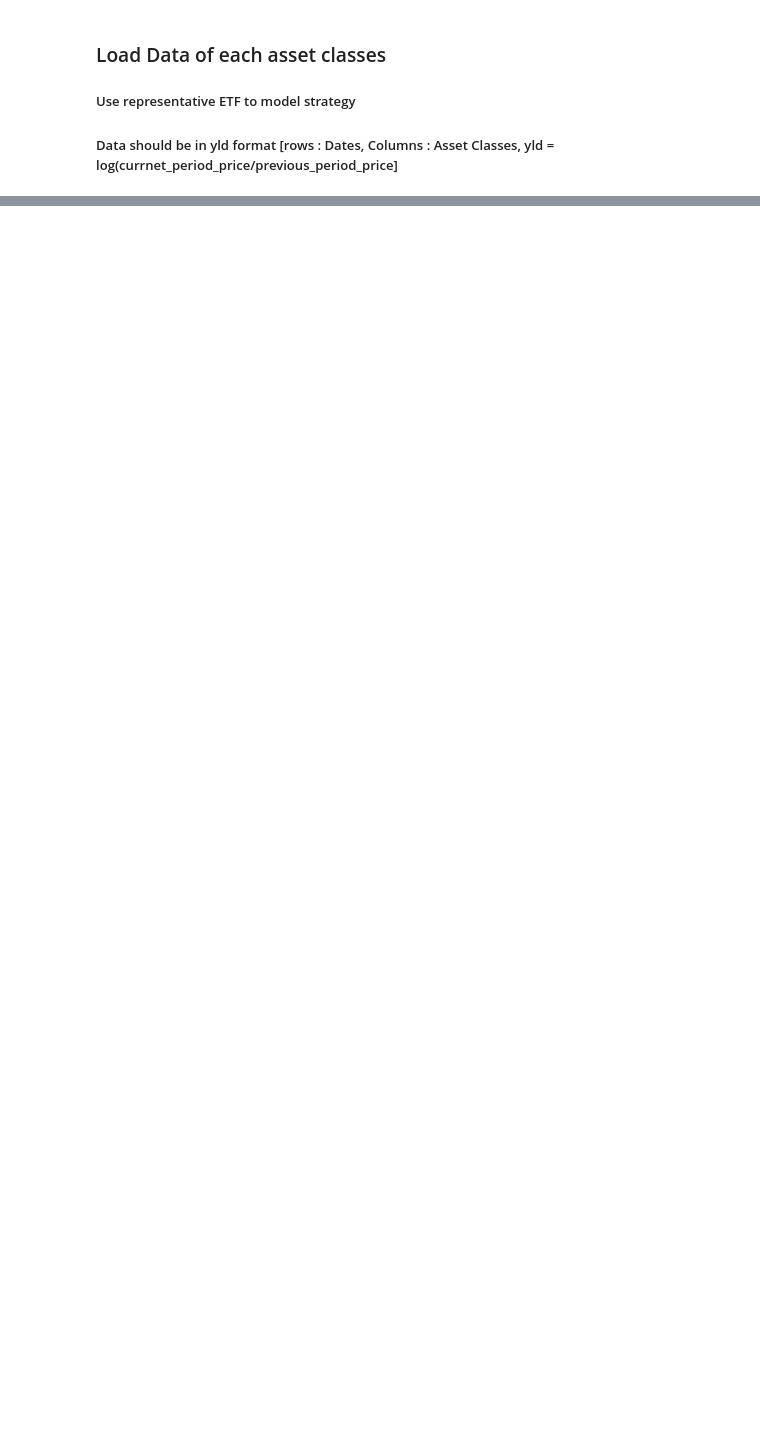
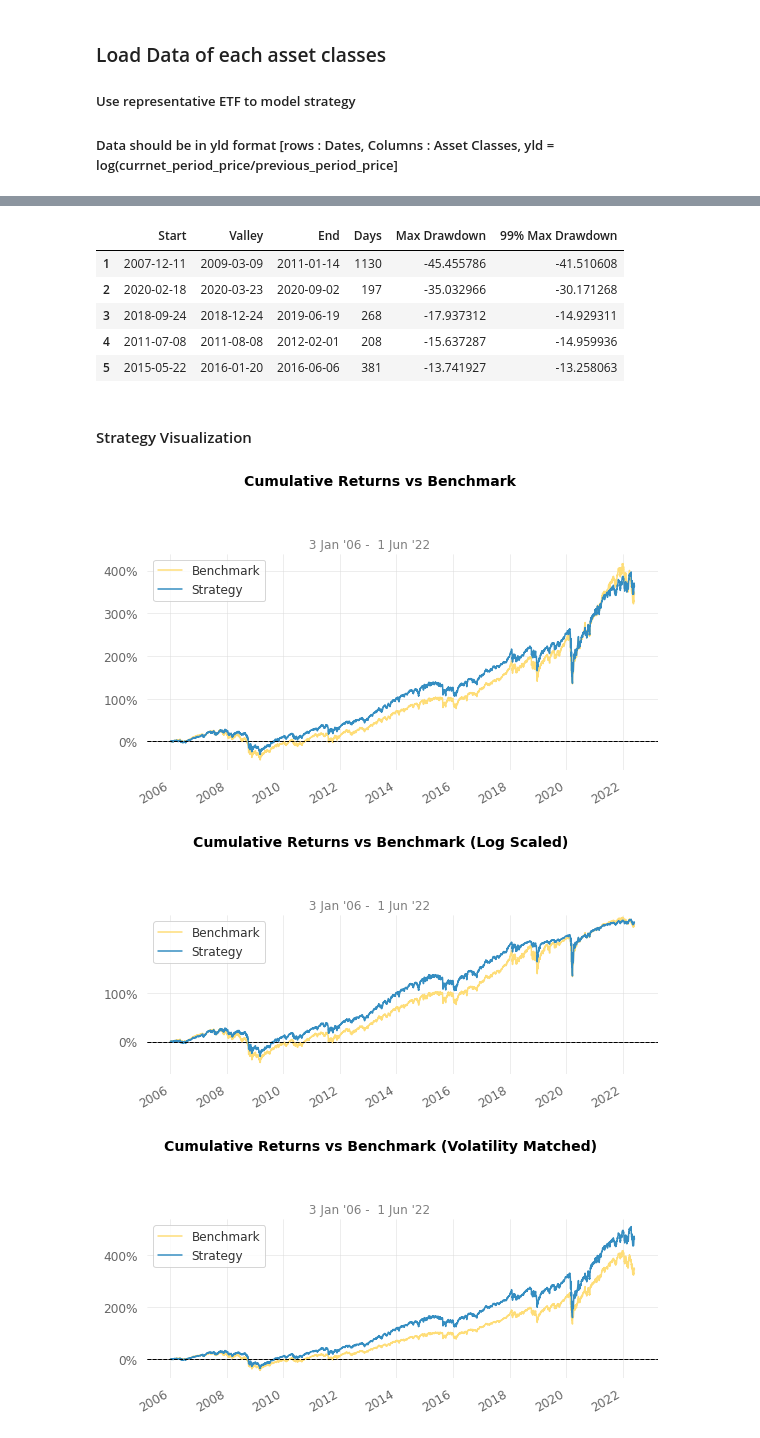
Before and after one commit to QuhiQuhihi/project_Asset_Allocation, a Jupyter notebook: 02_hierachical_risk_parity.ipynb, the cells around one changed output, grey strips where cells are left out. Cells and saved outputs as stored; diff of their text form; code cells hidden in the pictures; blank space fills up the shorter version.

```diff
--- a/02_hierachical_risk_parity.ipynb
+++ b/02_hierachical_risk_parity.ipynb
@@ -24,0 +9,7 @@ from scipy.cluster.hierarchy import dendrogram, linkage
+# %%
+import os
+import numpy as np
+import pandas as pd
+import matplotlib.pyplot as plt
+from dateutil.relativedelta import relativedelta
+plt.rcParams["figure.figsize"] = (12, 8) # (width, height)
@@ -311,0 +280,3 @@ Strategy Visualization
+# %%
+quantstats.reports.full(returns=my_strategy, benchmark="SPY")
+# %% [output]
@@ -311,0 +303,10 @@ Strategy Visualization
+|  | Start | Valley | End | Days | Max Drawdown | 99% Max Drawdown |
+| 1 | 2007-12-11 | 2009-03-09 | 2011-01-14 | 1130 | -45.455786 | -41.510608 |
+| 2 | 2020-02-18 | 2020-03-23 | 2020-09-02 | 197 | -35.032966 | -30.171268 |
+| 3 | 2018-09-24 | 2018-12-24 | 2019-06-19 | 268 | -17.937312 | -14.929311 |
+| 4 | 2011-07-08 | 2011-08-08 | 2012-02-01 | 208 | -15.637287 | -14.959936 |
+| 5 | 2015-05-22 | 2016-01-20 | 2016-06-06 | 381 | -13.741927 | -13.258063 |
+Strategy Visualization
+[figure, added]
+[figure, added]
+[figure, added]
```
Also changed, not shown: parts of 29 cells of this notebook, 2 other files.
